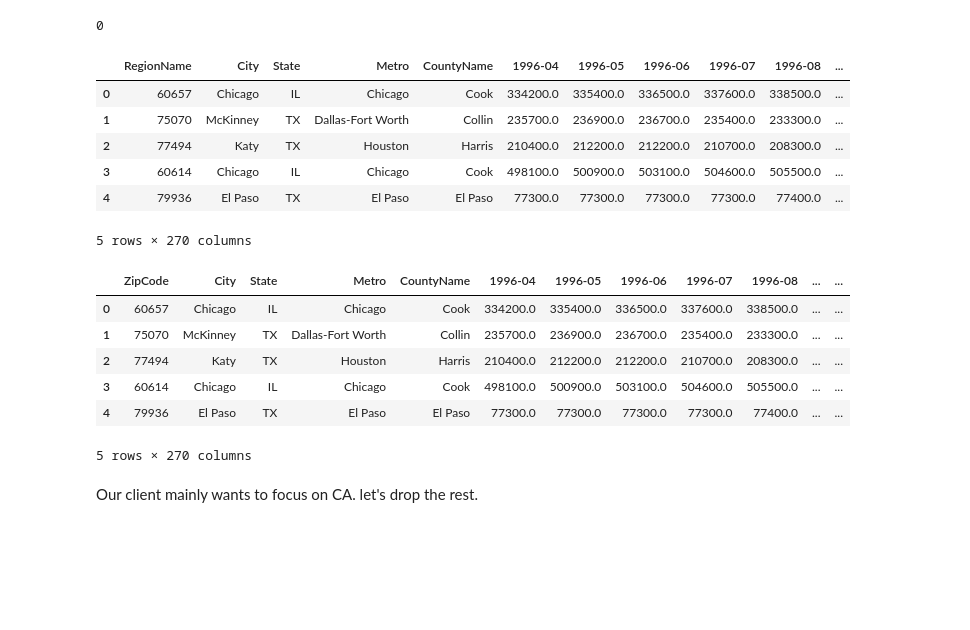
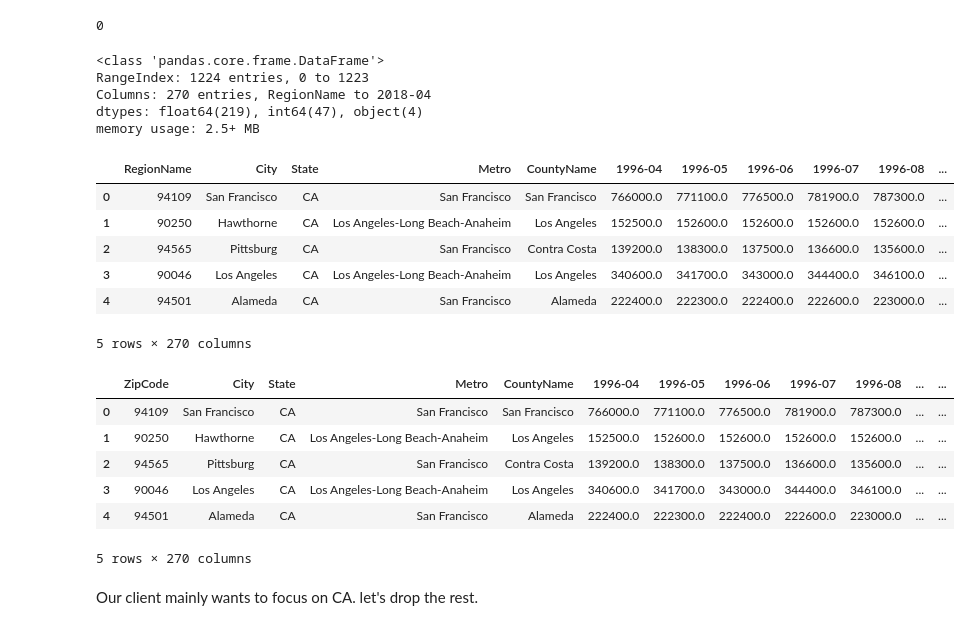
Before and after one commit to jennifernha/Zillow-Time-Series, a Jupyter notebook: Zillow Time Series Analysis.ipynb, the cells around one changed output. Drawn from its saved outputs; the diff is of its cells as text; code cells hidden in the pictures; blank space fills up the shorter version.

```diff
--- a/Zillow Time Series Analysis.ipynb
+++ b/Zillow Time Series Analysis.ipynb
@@ -76,30 +78,39 @@ df.RegionID.duplicated().sum()
 # %% [output]
 0
 # %%
+# Keep CA state only
+df_ca = df.loc[df['State']== 'CA'].reset_index()
+
 # Drop unnecessary columns
-df.drop(['RegionID','SizeRank'], axis=1, inplace=True)
+df_ca.drop(['index', 'RegionID', 'SizeRank'], axis=1, inplace=True)
 
-df.head()
+df_ca.info()
+df_ca.head()
 # %% [output]
+<class 'pandas.core.frame.DataFrame'>
+RangeIndex: 1224 entries, 0 to 1223
+Columns: 270 entries, RegionName to 2018-04
+dtypes: float64(219), int64(47), object(4)
+memory usage: 2.5+ MB
 |  | RegionName | City | State | Metro | CountyName | 1996-04 | 1996-05 | 1996-06 | 1996-07 | 1996-08 | ... |
-| 0 | 60657 | Chicago | IL | Chicago | Cook | 334200.0 | 335400.0 | 336500.0 | 337600.0 | 338500.0 | ... |
-| 1 | 75070 | McKinney | TX | Dallas-Fort Worth | Collin | 235700.0 | 236900.0 | 236700.0 | 235400.0 | 233300.0 | ... |
-| 2 | 77494 | Katy | TX | Houston | Harris | 210400.0 | 212200.0 | 212200.0 | 210700.0 | 208300.0 | ... |
-| 3 | 60614 | Chicago | IL | Chicago | Cook | 498100.0 | 500900.0 | 503100.0 | 504600.0 | 505500.0 | ... |
-| 4 | 79936 | El Paso | TX | El Paso | El Paso | 77300.0 | 77300.0 | 77300.0 | 77300.0 | 77400.0 | ... |
+| 0 | 94109 | San Francisco | CA | San Francisco | San Francisco | 766000.0 | 771100.0 | 776500.0 | 781900.0 | 787300.0 | ... |
+| 1 | 90250 | Hawthorne | CA | Los Angeles-Long Beach-Anaheim | Los Angeles | 152500.0 | 152600.0 | 152600.0 | 152600.0 | 152600.0 | ... |
+| 2 | 94565 | Pittsburg | CA | San Francisco | Contra Costa | 139200.0 | 138300.0 | 137500.0 | 136600.0 | 135600.0 | ... |
+| 3 | 90046 | Los Angeles | CA | Los Angeles-Long Beach-Anaheim | Los Angeles | 340600.0 | 341700.0 | 343000.0 | 344400.0 | 346100.0 | ... |
+| 4 | 94501 | Alameda | CA | San Francisco | Alameda | 222400.0 | 222300.0 | 222400.0 | 222600.0 | 223000.0 | ... |
-5 rows × 270 columns
+5 rows × 270 columns
 # %%
 # Rename "RegionName" to "Zipcode"
-df = df.rename(columns={'RegionName': 'ZipCode'})
+df_ca = df_ca.rename(columns={'RegionName': 'ZipCode'})
 
-df.head()
+df_ca.head()
 # %% [output]
 |  | ZipCode | City | State | Metro | CountyName | 1996-04 | 1996-05 | 1996-06 | 1996-07 | 1996-08 | ... | ... |
-| 0 | 60657 | Chicago | IL | Chicago | Cook | 334200.0 | 335400.0 | 336500.0 | 337600.0 | 338500.0 | ... | ... |
-| 1 | 75070 | McKinney | TX | Dallas-Fort Worth | Collin | 235700.0 | 236900.0 | 236700.0 | 235400.0 | 233300.0 | ... | ... |
-| 2 | 77494 | Katy | TX | Houston | Harris | 210400.0 | 212200.0 | 212200.0 | 210700.0 | 208300.0 | ... | ... |
-| 3 | 60614 | Chicago | IL | Chicago | Cook | 498100.0 | 500900.0 | 503100.0 | 504600.0 | 505500.0 | ... | ... |
-| 4 | 79936 | El Paso | TX | El Paso | El Paso | 77300.0 | 77300.0 | 77300.0 | 77300.0 | 77400.0 | ... | ... |
+| 0 | 94109 | San Francisco | CA | San Francisco | San Francisco | 766000.0 | 771100.0 | 776500.0 | 781900.0 | 787300.0 | ... | ... |
+| 1 | 90250 | Hawthorne | CA | Los Angeles-Long Beach-Anaheim | Los Angeles | 152500.0 | 152600.0 | 152600.0 | 152600.0 | 152600.0 | ... | ... |
+| 2 | 94565 | Pittsburg | CA | San Francisco | Contra Costa | 139200.0 | 138300.0 | 137500.0 | 136600.0 | 135600.0 | ... | ... |
+| 3 | 90046 | Los Angeles | CA | Los Angeles-Long Beach-Anaheim | Los Angeles | 340600.0 | 341700.0 | 343000.0 | 344400.0 | 346100.0 | ... | ... |
+| 4 | 94501 | Alameda | CA | San Francisco | Alameda | 222400.0 | 222300.0 | 222400.0 | 222600.0 | 223000.0 | ... | ... |
 5 rows × 270 columns
 # %% [markdown]
 Our client mainly wants to focus on CA. let's drop the rest.
```
Also changed, not shown: parts of 39 cells of this notebook.
